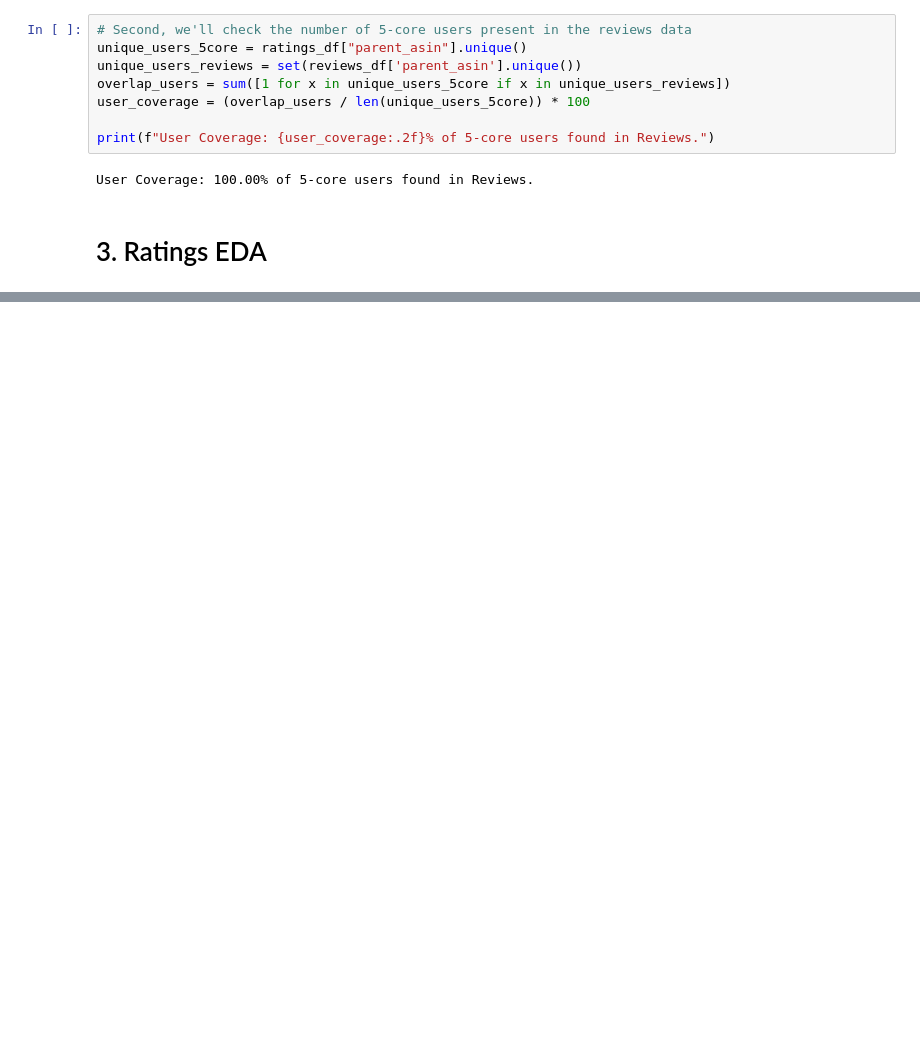
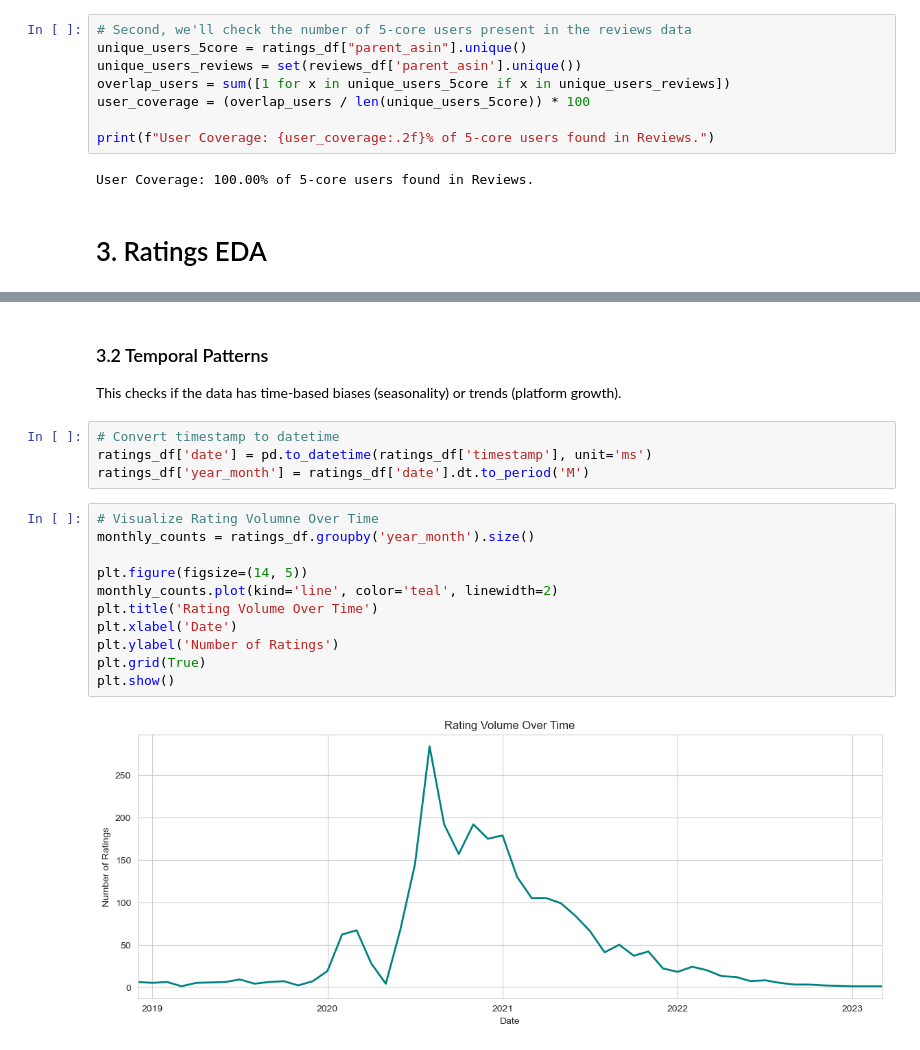
Before and after one commit to chienlax/final_cv, a Jupyter notebook: notebook/EDA.ipynb, the cells around one changed output, grey strips where cells are left out. Cells and saved outputs as stored; diff of their text form; blank space fills up the shorter version.

```diff
--- a/notebook/EDA.ipynb
+++ b/notebook/EDA.ipynb
@@ -147,0 +214,21 @@ User Coverage: 100.00% of 5-core users found in Reviews.
+# %% [markdown]
+### 3.2 Temporal Patterns
+
+This checks if the data has time-based biases (seasonality) or trends (platform growth).
+# %%
+# Convert timestamp to datetime
+ratings_df['date'] = pd.to_datetime(ratings_df['timestamp'], unit='ms')
+ratings_df['year_month'] = ratings_df['date'].dt.to_period('M')
+# %%
+# Visualize Rating Volumne Over Time
+monthly_counts = ratings_df.groupby('year_month').size()
+
+plt.figure(figsize=(14, 5))
+monthly_counts.plot(kind='line', color='teal', linewidth=2)
+plt.title('Rating Volume Over Time')
+plt.xlabel('Date')
+plt.ylabel('Number of Ratings')
+plt.grid(True)
+plt.show()
+# %% [output]
+[figure, added]
```
Also changed, not shown: parts of 28 cells of this notebook.
